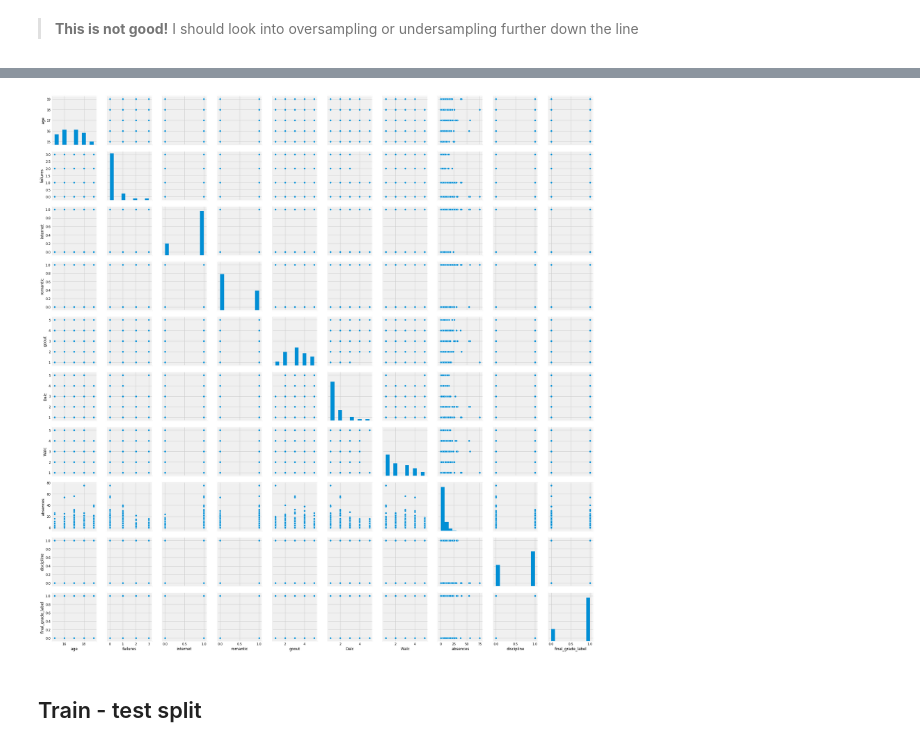
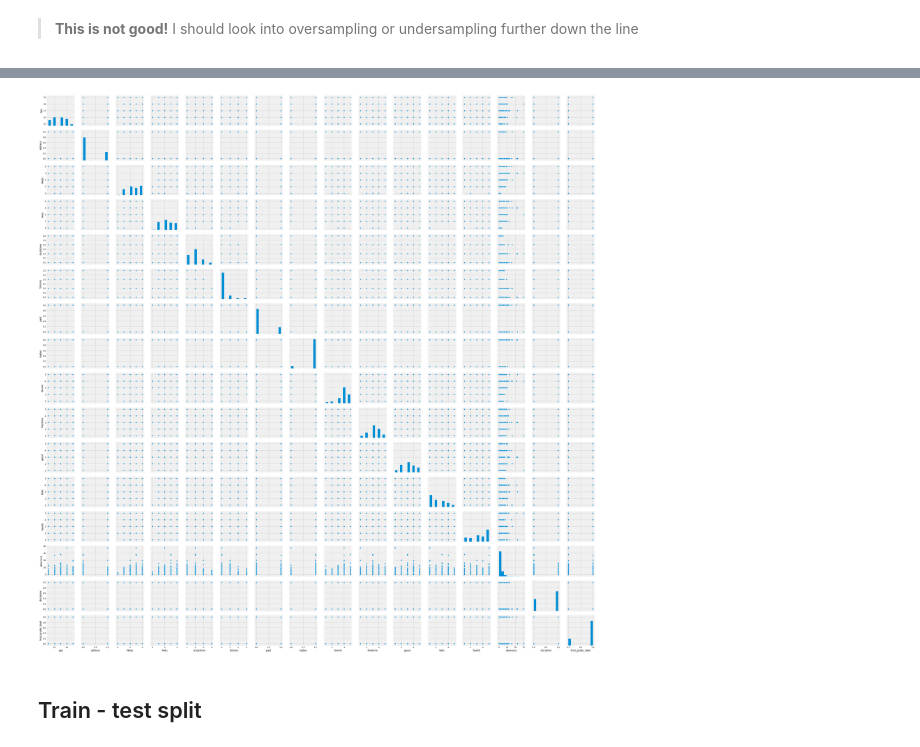
Before and after one commit to Auste1989/metis_projects, a Jupyter notebook: Student_Grade_Prediction/Student_Grade_Prediction_Modelling.ipynb, the cells around one changed output, grey strips where cells are left out. Saved outputs shown, nothing was run; the diff lists cells and outputs as text; code cells hidden in the pictures.

```diff
--- a/Student_Grade_Prediction/Student_Grade_Prediction_Modelling.ipynb
+++ b/Student_Grade_Prediction/Student_Grade_Prediction_Modelling.ipynb
@@ -108,13 +121,15 @@ connection = pg.connect(**connection_args)
 # %%
 ### Let's combine the two SQL tables into one
 
-append_query = """SELECT * --failures, final_grade_label
+append_query = """SELECT *
+
                     FROM maths_grades
                     WHERE age BETWEEN 15 AND 19
 
                     UNION ALL
 
-                    SELECT * --failures, final_grade_label
+                    SELECT *
+
                     FROM portuguese_grades
                     WHERE age BETWEEN 15 AND 19
                     """
@@ -205,13 +221,7 @@ sns.heatmap(corr,
-# %%
-sns.pairplot(grades[['age', 'failures', 'internet', 'romantic', 'goout', 'Dalc', 'Walc', 'absences', 'discipline', 'final_grade_label']]);
-
-# 'sex', 'age', 'address', 'famsize', 'Pstatus', 'Medu', 'Fedu',
-#        'guardian', 'traveltime', 'studytime', 'failures', 'schoolsup',
-#        'famsup', 'paid', 'activities', 'higher', 'internet', 'romantic',
-#        'famrel', 'freetime', 'goout', 'Dalc', 'Walc', 'health', 'absences',
-#        'discipline', 'final_grade_label', 'final_grade_segment'
-# %% [output]
-[figure, removed]
+# %%
+sns.pairplot(grades);
+# %% [output]
+[figure, added]
 # %% [markdown]
 ## Train - test split
 # %%
```
Also changed, not shown: parts of 72 cells of this notebook, 38 other files.
